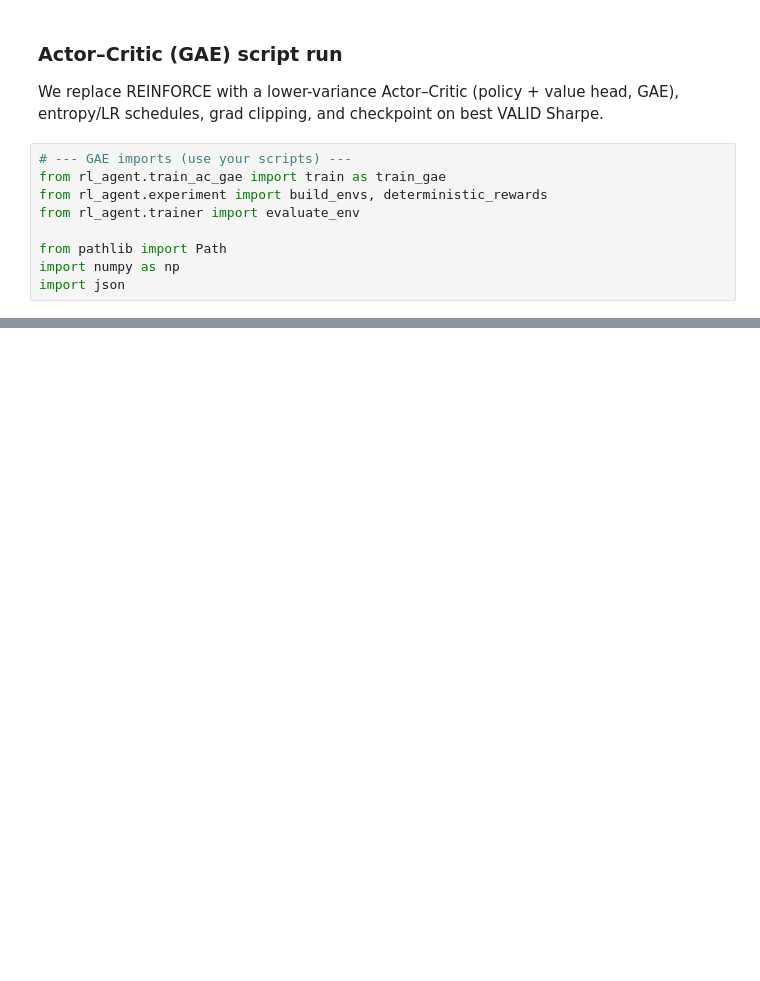
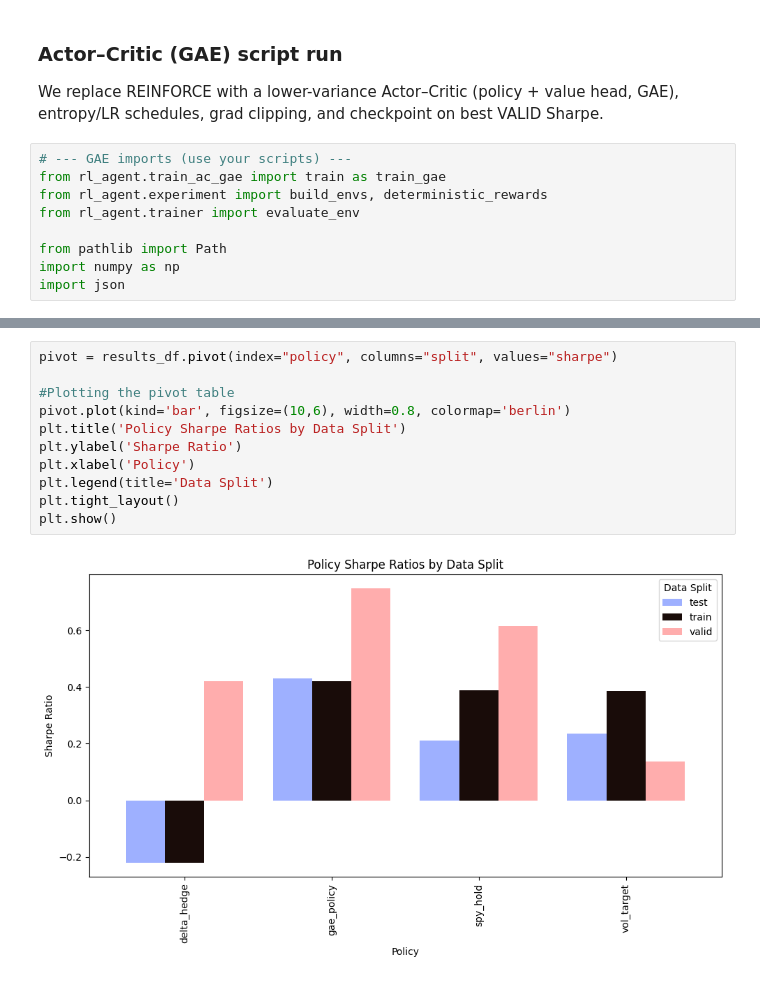
Before and after one commit to li-ruoxi/deep-hedging-rl-forked, a Jupyter notebook: notebooks/03_rl_training.ipynb, the cells around one changed output, grey strips where cells are left out. Saved outputs shown, nothing was run; the diff lists cells and outputs as text; blank space fills up the shorter version.

```diff
--- a/notebooks/03_rl_training.ipynb
+++ b/notebooks/03_rl_training.ipynb
@@ -286,0 +423,13 @@ KeyboardInterrupt:
+# %%
+pivot = results_df.pivot(index="policy", columns="split", values="sharpe")
+
+#Plotting the pivot table
+pivot.plot(kind='bar', figsize=(10,6), width=0.8, colormap='berlin')
+plt.title('Policy Sharpe Ratios by Data Split')
+plt.ylabel('Sharpe Ratio')
+plt.xlabel('Policy')
+plt.legend(title='Data Split')
+plt.tight_layout()
+plt.show()
+# %% [output]
+[figure, added]
```
Also changed, not shown: parts of 26 cells of this notebook, 18 other files.
